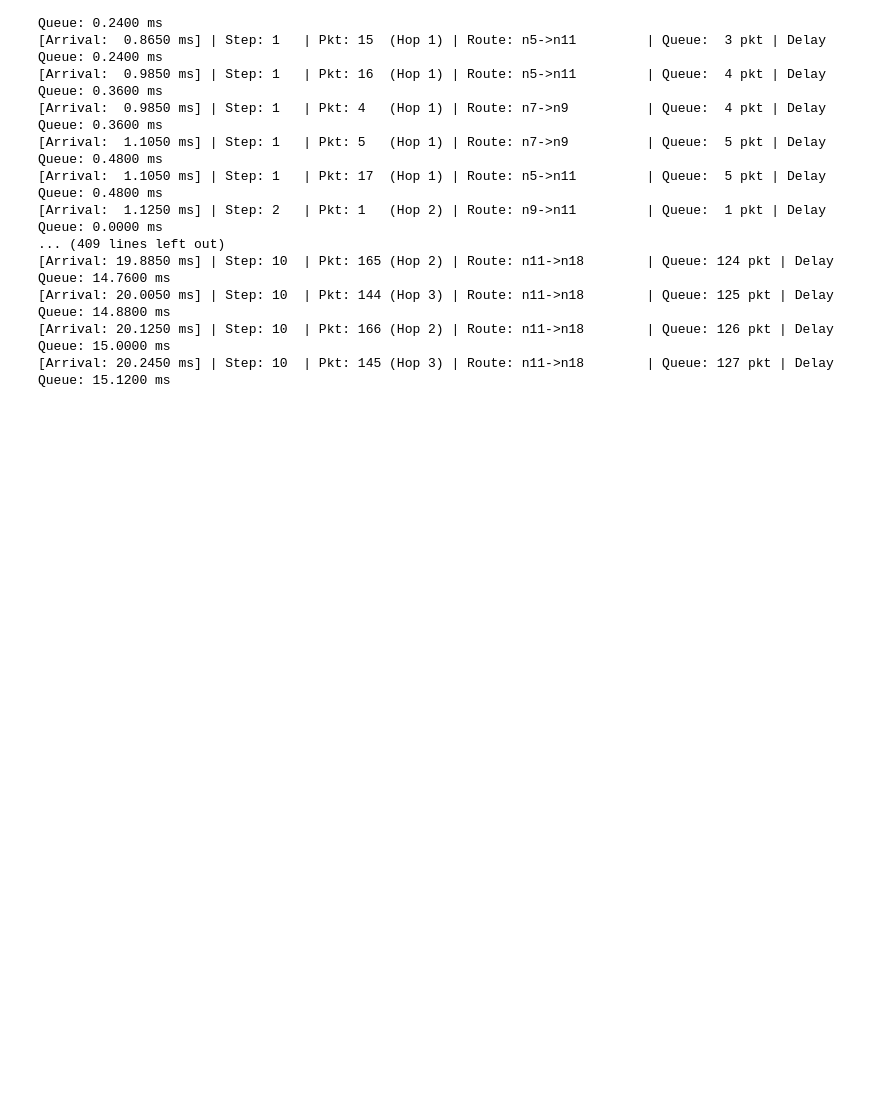
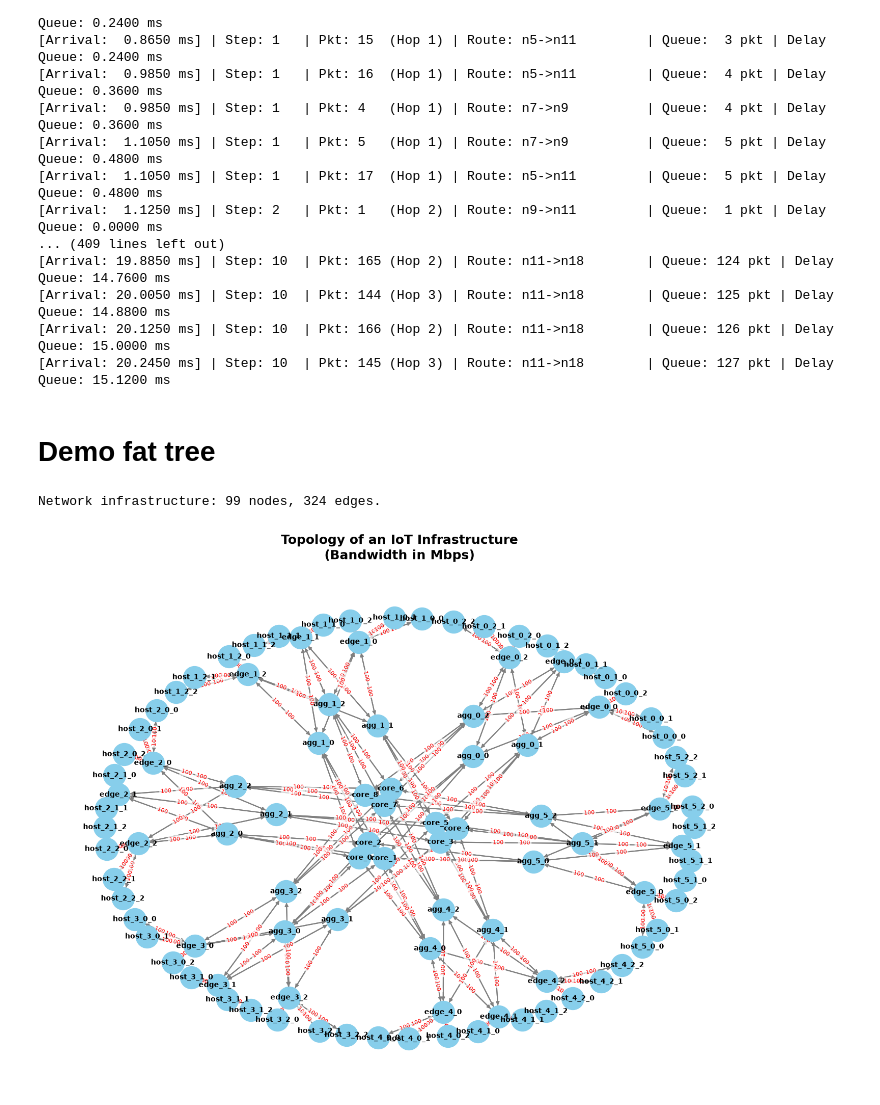
Before and after one commit to DadeOrsu/eclypse-plus-net, a Jupyter notebook: eclypse/network/demo_builders.ipynb, the cells around one changed output. Cells and saved outputs as stored; diff of their text form; code cells hidden in the pictures; blank space fills up the shorter version.

Commit message:
added example using fat_tree builder.

```diff
--- a/eclypse/network/demo_builders.ipynb
+++ b/eclypse/network/demo_builders.ipynb
@@ -236,3 +292,70 @@ for _, row in df_log.iterrows():
 [Arrival: 20.0050 ms] | Step: 10  | Pkt: 144 (Hop 3) | Route: n11->n18        | Queue: 125 pkt | Delay Queue: 14.8800 ms
 [Arrival: 20.1250 ms] | Step: 10  | Pkt: 166 (Hop 2) | Route: n11->n18        | Queue: 126 pkt | Delay Queue: 15.0000 ms
 [Arrival: 20.2450 ms] | Step: 10  | Pkt: 145 (Hop 3) | Route: n11->n18        | Queue: 127 pkt | Delay Queue: 15.1200 ms
+# %% [markdown]
+# Demo fat tree
+# %%
+import os
+import random
+import numpy as np
+from eclypse.builders.infrastructure.generators import fat_tree
+from network import Network
+
+# Fix the seed for the experiments
+EXPERIMENT_SEED = 42
+random.seed(EXPERIMENT_SEED)
+np.random.seed(EXPERIMENT_SEED)
+
+# Generate the infrastructure by passing the Network class as argument
+infra = fat_tree.get_fat_tree(
+    k=6,
+    infrastructure_cls=Network
+)
+
+print(f"Network infrastructure: {infra.number_of_nodes()} nodes, {infra.number_of_edges()} edges.")
+# %% [output]
+Network infrastructure: 99 nodes, 324 edges.
+# %%
+import networkx as nx
+import matplotlib.pyplot as plt
+
+plt.figure(figsize=(14, 10))
+
+pos_base = nx.kamada_kawai_layout(infra)
+pos = nx.spring_layout(infra, pos=pos_base, k=2.5, iterations=100, seed=42)
+
+nx.draw(
+    infra,
+    pos,
+    with_labels=True,
+    node_color='skyblue',
+    node_size=1000,
+    font_size=10,
+    font_weight='bold',
+    edge_color='gray',
+    width=1.5
+)
+
+edge_labels = nx.get_edge_attributes(infra, 'bandwidth_mbps')
+if edge_labels:
+    formatted_labels = {
+        edge: f"{int(bw)}" if bw % 1 == 0 else f"{bw}"
+        for edge, bw in edge_labels.items()
+    }
+
+    nx.draw_networkx_edge_labels(
+        infra,
+        pos,
+        edge_labels=formatted_labels,
+        font_color='red',
+        font_size=8,
+        label_pos=0.4,
+        bbox=dict(facecolor='white', edgecolor='none', alpha=0.7, pad=2)
+    )
+
+plt.title("Topology of an IoT Infrastructure\n(Bandwidth in Mbps)", fontsize=18, fontweight='bold', pad=20)
+plt.axis('off')
+plt.tight_layout()
+plt.show()
+# %% [output]
+[figure, added]
```
Also changed, not shown: parts of 3 cells of this notebook.
